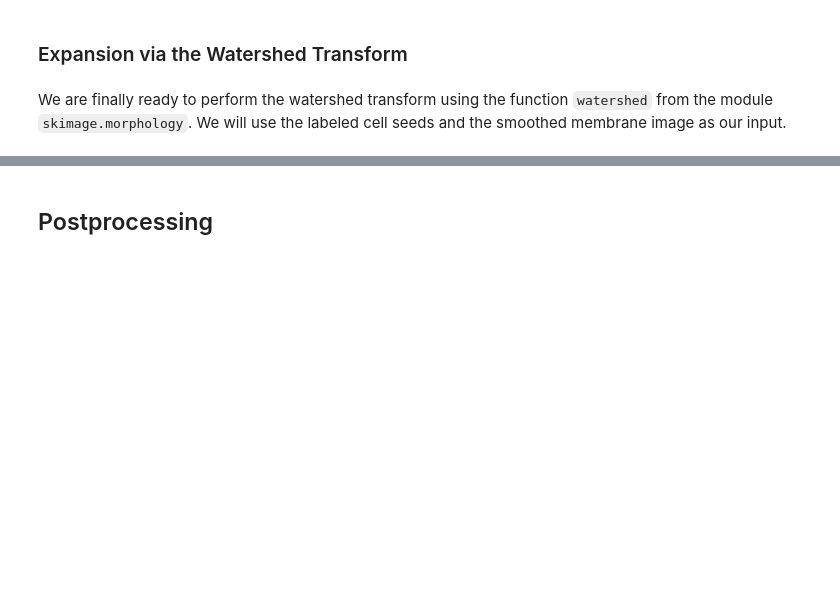
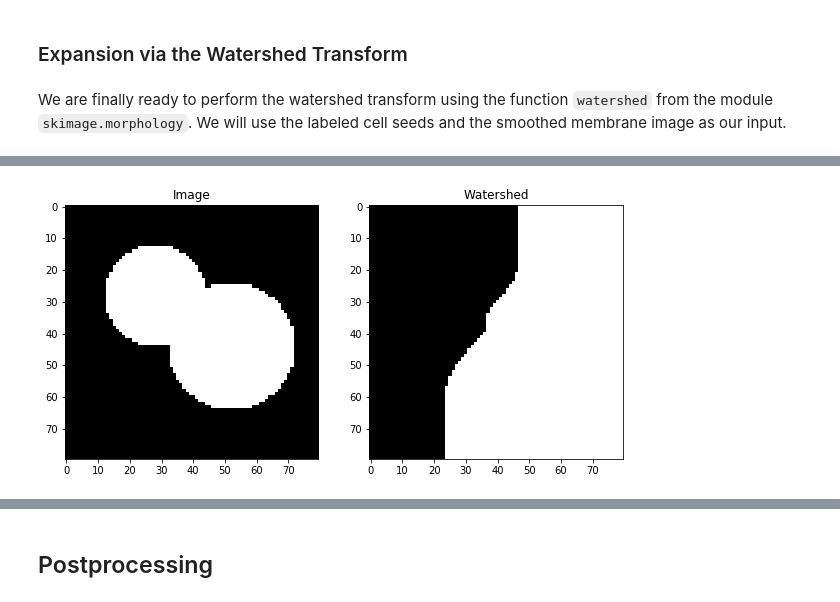
Before and after one commit to vanvalenlab/intro-to-deepcell, a Jupyter notebook: Day2_ImageProcessing.ipynb, the cells around one changed output, grey strips where cells are left out. Saved outputs shown, nothing was run; the diff lists cells and outputs as text; code cells hidden in the pictures; blank space fills up the shorter version.

```diff
--- a/Day2_ImageProcessing.ipynb
+++ b/Day2_ImageProcessing.ipynb
@@ -449,0 +456,25 @@ plt.show()
+# %%
+x, y = np.indices((80, 80))
+x1, y1, x2, y2 = 28, 28, 44, 52
+r1, r2 = 16, 20
+mask_circle1 = (x - x1)**2 + (y - y1)**2 < r1**2
+mask_circle2 = (x - x2)**2 + (y - y2)**2 < r2**2
+image = np.logical_or(mask_circle1, mask_circle2)
+
+from scipy import ndimage as ndi
+distance = ndi.distance_transform_edt(image)
+from skimage.feature import peak_local_max
+local_maxi = peak_local_max(distance, labels=image, footprint=np.ones((3, 3)), indices=False)
+markers = ndi.label(local_maxi)[0]
+
+#labels = watershed(-distance, markers, mask=image)
+labels = watershed(-distance, markers)
+
+fig, ax = plt.subplots(1, 2, figsize=(10,10))
+ax[0].imshow(image, interpolation='none', cmap='gray')
+ax[1].imshow(labels, interpolation='none', cmap='gray')
+ax[0].set_title('Image')
+ax[1].set_title('Watershed')
+plt.show()
+# %% [output]
+[figure, added]
```
Also changed, not shown: parts of 8 cells of this notebook, 2 other files.
